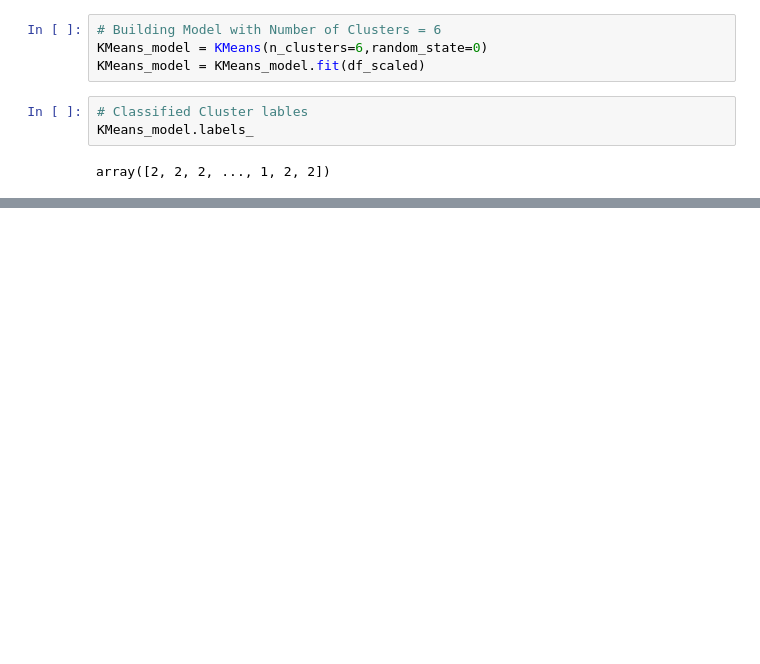
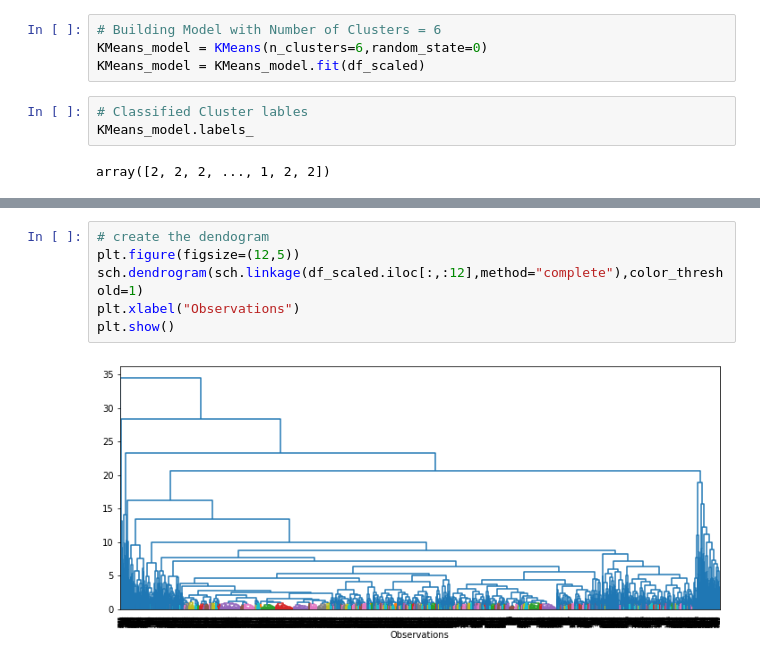
Before and after one commit to SuryaBhaskar33/Data_Science, a Jupyter notebook: 7_Clustring/Airlines/East_west_Airlines.ipynb, the cells around one changed output, grey strips where cells are left out. Cells and saved outputs as stored; diff of their text form; blank space fills up the shorter version.

```diff
--- a/7_Clustring/Airlines/East_west_Airlines.ipynb
+++ b/7_Clustring/Airlines/East_west_Airlines.ipynb
@@ -225,0 +237,8 @@ for i in range(0,11):
+# %%
+# create the dendogram
+plt.figure(figsize=(12,5))
+sch.dendrogram(sch.linkage(df_scaled.iloc[:,:12],method="complete"),color_threshold=1)
+plt.xlabel("Observations")
+plt.show()
+# %% [output]
+[figure, added]
```
Also changed, not shown: parts of 15 cells of this notebook, 2 other files.
